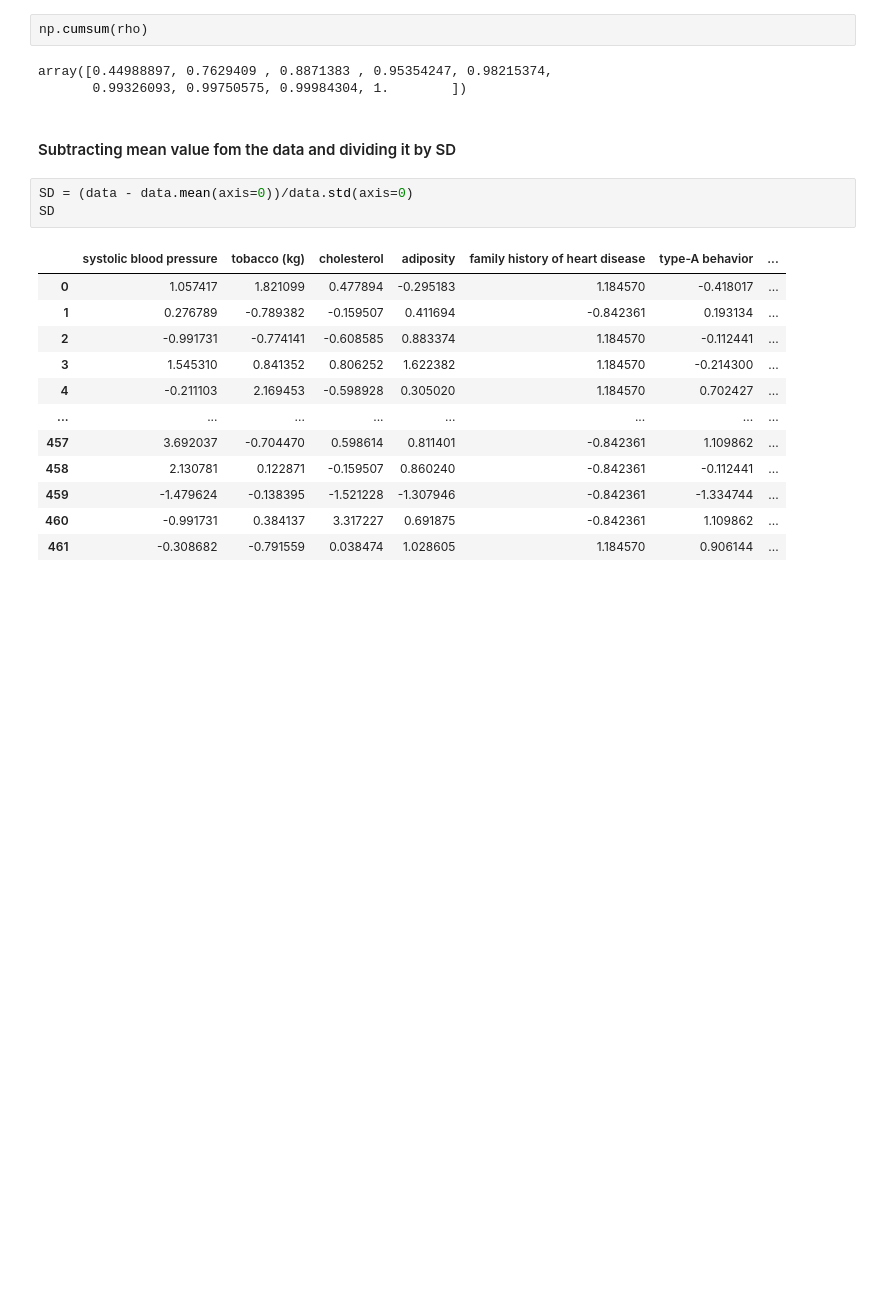
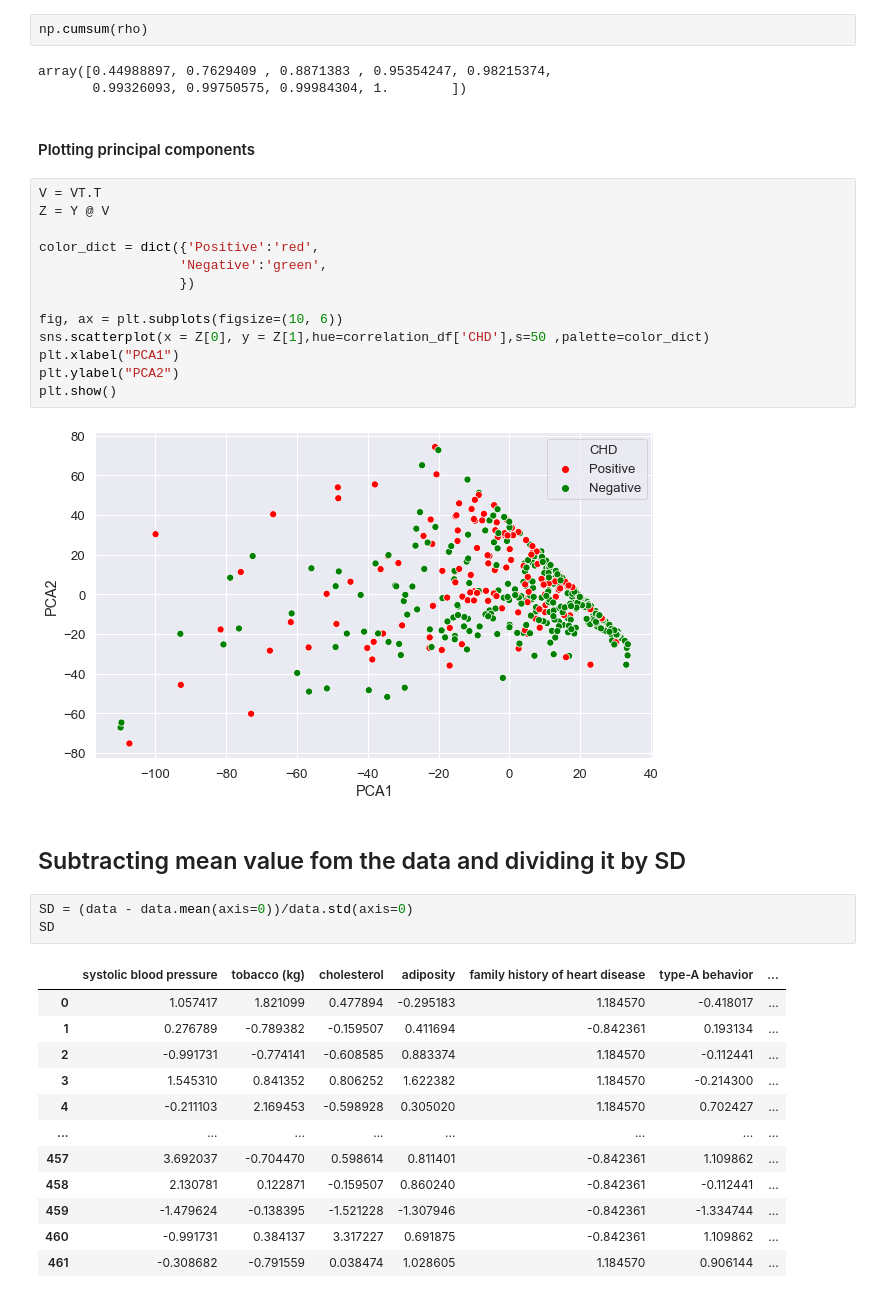
Before and after one commit to KrishnaMohinani/SAheart, a Jupyter notebook: SA Heart.ipynb, the cells around one changed output. Drawn from its saved outputs; the diff is of its cells as text; blank space fills up the shorter version.

```diff
--- a/SA Heart.ipynb
+++ b/SA Heart.ipynb
@@ -317,8 +329,25 @@ np.cumsum(rho)
 # %% [output]
 array([0.44988897, 0.7629409 , 0.8871383 , 0.95354247, 0.98215374,
        0.99326093, 0.99750575, 0.99984304, 1.        ])
+# %% [markdown]
+#### Plotting principal components
+# %%
+V = VT.T
+Z = Y @ V
+
+color_dict = dict({'Positive':'red',
+                  'Negative':'green',
+                  })
+
+fig, ax = plt.subplots(figsize=(10, 6))
+sns.scatterplot(x = Z[0], y = Z[1],hue=correlation_df['CHD'],s=50 ,palette=color_dict)
+plt.xlabel("PCA1")
+plt.ylabel("PCA2")
+plt.show()
+# %% [output]
+[figure, added]
 # %% [markdown]
-#### Subtracting mean value fom the data and dividing it by SD
+## Subtracting mean value fom the data and dividing it by SD
 # %%
 SD = (data - data.mean(axis=0))/data.std(axis=0)
 SD
```
Also changed, not shown: parts of 17 cells of this notebook.
